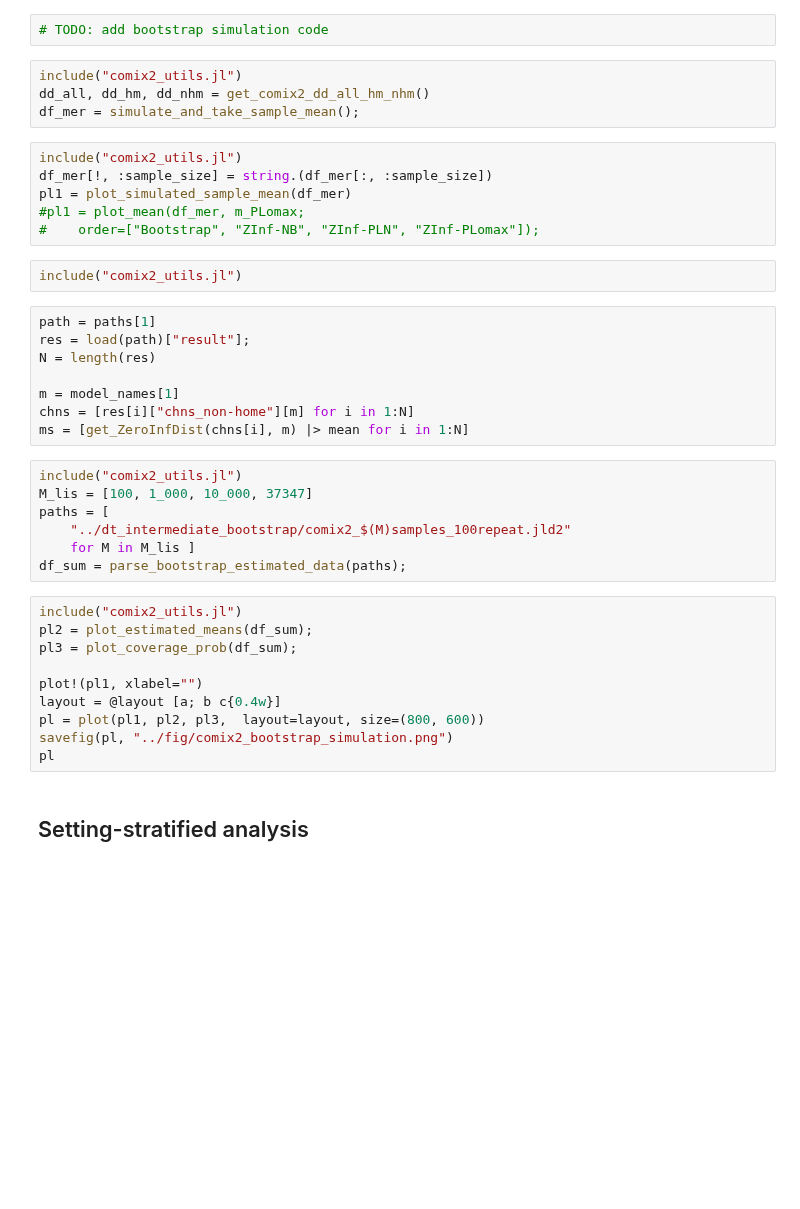
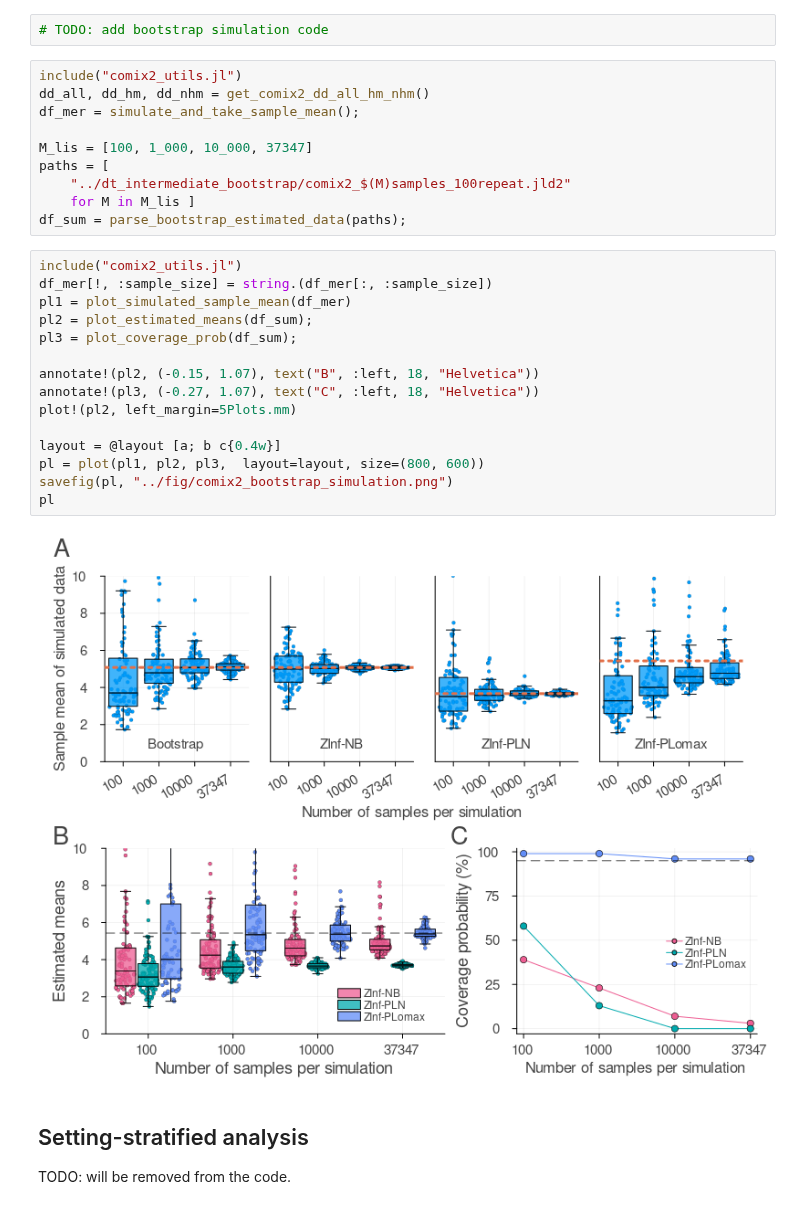
Before and after one commit to toshiakiasakura/sc_model_comparison, a Jupyter notebook: src/4j_comix2_additional.ipynb, the cells around one changed output. Cells and saved outputs as stored; diff of their text form; blank space fills up the shorter version.

```diff
--- a/src/4j_comix2_additional.ipynb
+++ b/src/4j_comix2_additional.ipynb
@@ -37,40 +143,31 @@ include("comix2_utils.jl")
 include("comix2_utils.jl")
 dd_all, dd_hm, dd_nhm = get_comix2_dd_all_hm_nhm()
 df_mer = simulate_and_take_sample_mean();
+
+M_lis = [100, 1_000, 10_000, 37347]
+paths = [
+    "../dt_intermediate_bootstrap/comix2_$(M)samples_100repeat.jld2"
+    for M in M_lis ]
+df_sum = parse_bootstrap_estimated_data(paths);
-# %%
-include("comix2_utils.jl")
-df_mer[!, :sample_size] = string.(df_mer[:, :sample_size])
-pl1 = plot_simulated_sample_mean(df_mer)
-#pl1 = plot_mean(df_mer, m_PLomax;
-#    order=["Bootstrap", "ZInf-NB", "ZInf-PLN", "ZInf-PLomax"]);
-# %%
-include("comix2_utils.jl")
-# %%
-path = paths[1]
-res = load(path)["result"];
-N = length(res)
-
-m = model_names[1]
-chns = [res[i]["chns_non-home"][m] for i in 1:N]
-ms = [get_ZeroInfDist(chns[i], m) |> mean for i in 1:N]
-# %%
-include("comix2_utils.jl")
-M_lis = [100, 1_000, 10_000, 37347]
-paths = [
-    "../dt_intermediate_bootstrap/comix2_$(M)samples_100repeat.jld2"
-    for M in M_lis ]
-df_sum = parse_bootstrap_estimated_data(paths);
 # %%
 include("comix2_utils.jl")
+df_mer[!, :sample_size] = string.(df_mer[:, :sample_size])
+pl1 = plot_simulated_sample_mean(df_mer)
 pl2 = plot_estimated_means(df_sum);
 pl3 = plot_coverage_prob(df_sum);
 
-plot!(pl1, xlabel="")
+annotate!(pl2, (-0.15, 1.07), text("B", :left, 18, "Helvetica"))
+annotate!(pl3, (-0.27, 1.07), text("C", :left, 18, "Helvetica"))
+plot!(pl2, left_margin=5Plots.mm)
+
 layout = @layout [a; b c{0.4w}]
 pl = plot(pl1, pl2, pl3,  layout=layout, size=(800, 600))
 savefig(pl, "../fig/comix2_bootstrap_simulation.png")
 pl
+# %% [output]
+[figure, added]
 # %% [markdown]
 ## Setting-stratified analysis
+TODO: will be removed from the code.
 # %%
 df_dd = read_comix2_setting_strat();
```
Also changed, not shown: parts of 16 cells of this notebook, 13 other files.
